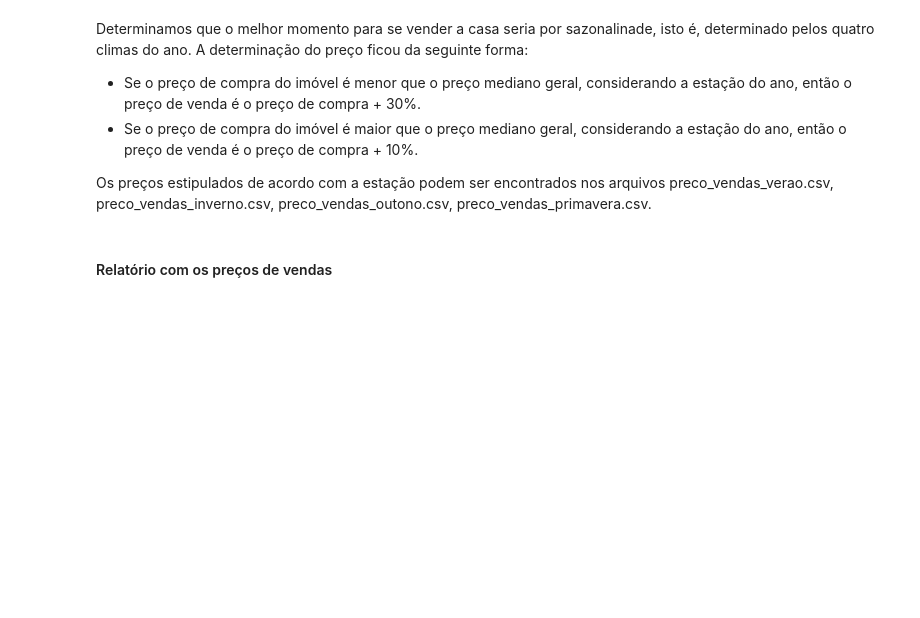
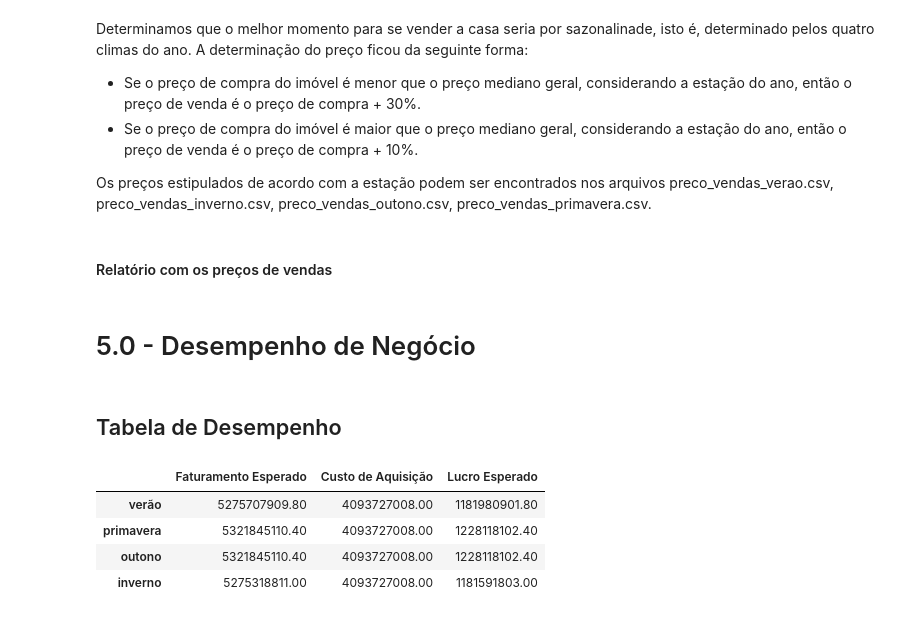
Before and after one commit to jefferson-datascience/project_insight_house_rocket, a Jupyter notebook: project_insight_house_rocket.ipynb, the cells around one changed output. Drawn from its saved outputs; the diff is of its cells as text; code cells hidden in the pictures; blank space fills up the shorter version.

```diff
--- a/project_insight_house_rocket.ipynb
+++ b/project_insight_house_rocket.ipynb
@@ -498,7 +500,7 @@ dataset_venda_de_imoveis_autmumn['median_price_zipcode_autmumn'] = dataset_venda
 # vamos criar uma colunas que vai receber o preço de venda das casas durante o verão
 dataset_venda_de_imoveis_autmumn['sell_price_autmumn'] = 0
 
-for j in range(len(dataset_imoveis_autmumn)):
+for j in range(len(dataset_venda_de_imoveis_autmumn)):
     if dataset_venda_de_imoveis_autmumn.loc[j,'median_price_zipcode_autmumn'] <= dataset_venda_de_imoveis_autmumn.loc[j,'price']:
         dataset_venda_de_imoveis_autmumn.loc[j, 'sell_price_autmumn'] = dataset_venda_de_imoveis_autmumn.loc[j, 'price']*1.1
     else:
@@ -522,7 +524,7 @@ dataset_venda_de_imoveis_spring['median_price_zipcode_spring'] = dataset_venda_d
 # vamos criar uma colunas que vai receber o preço de venda das casas durante o verão
 dataset_venda_de_imoveis_spring['sell_price_spring'] = 0
 
-for j in range(len(dataset_imoveis_spring)):
+for j in range(len(dataset_venda_de_imoveis_spring)):
     if dataset_venda_de_imoveis_spring.loc[j,'median_price_zipcode_spring'] <= dataset_venda_de_imoveis_spring.loc[j,'price']:
         dataset_venda_de_imoveis_spring.loc[j, 'sell_price_spring'] = dataset_venda_de_imoveis_spring.loc[j, 'price']*1.1
     else:
@@ -713,0 +716,51 @@ dataset_venda_de_imoveis_spring.to_csv('preco_vendas_primavera.csv')
+# %% [markdown]
+# 5.0 - Desempenho de Negócio
+# %%
+# -------------------------- CUSTO --------------------------------------
+
+# Custo de Aquisição
+custo_aquisicao = dataset_compra_de_imoveis['price'].sum()
+
+
+#---------------------------- FATURAMENTO -----------------------------------------
+
+
+# Faturamento Esperado Verão
+faturamento_verao = dataset_venda_de_imoveis_summer['sell_price_summer'].sum()
+
+# Faturamento Esperado Inverno
+faturamento_inverno = dataset_venda_de_imoveis_winter['sell_price_winter'].sum()
+
+# Faturamento Esperado Primavera
+faturamento_primavera = dataset_venda_de_imoveis_spring['sell_price_spring'].sum()
+
+# Faturamento Esperado Outono
+faturamento_outono = dataset_venda_de_imoveis_autmumn['sell_price_autmumn'].sum()
+
+
+# ------------------------ LUCRO ESTIMADO --------------------------------------------
+
+
+# Lucro Esperado Verão
+lucro_verao = faturamento_verao - custo_aquisicao
+
+# lucro esperado inverno
+lucro_inverno = faturamento_inverno - custo_aquisicao
+
+# lucro esperado outono
+lucro_outono = faturamento_outono - custo_aquisicao
+
+# lucro esperado primavera
+lucro_primavera = faturamento_primavera - custo_aquisicao
+# %% [markdown]
+## Tabela de Desempenho
+# %%
+pd.DataFrame({'Faturamento Esperado': [faturamento_verao, faturamento_primavera, faturamento_outono, faturamento_inverno],
+              'Custo de Aquisição': [custo_aquisicao, custo_aquisicao, custo_aquisicao, custo_aquisicao],
+              'Lucro Esperado':[lucro_verao, lucro_primavera, lucro_outono, lucro_inverno]}, index=['verão', 'primavera', 'outono', 'inverno'])
+# %% [output]
+|  | Faturamento Esperado | Custo de Aquisição | Lucro Esperado |
+| verão | 5275707909.80 | 4093727008.00 | 1181980901.80 |
+| primavera | 5321845110.40 | 4093727008.00 | 1228118102.40 |
+| outono | 5321845110.40 | 4093727008.00 | 1228118102.40 |
+| inverno | 5275318811.00 | 4093727008.00 | 1181591803.00 |
```
Also changed, not shown: parts of 6 cells of this notebook.
